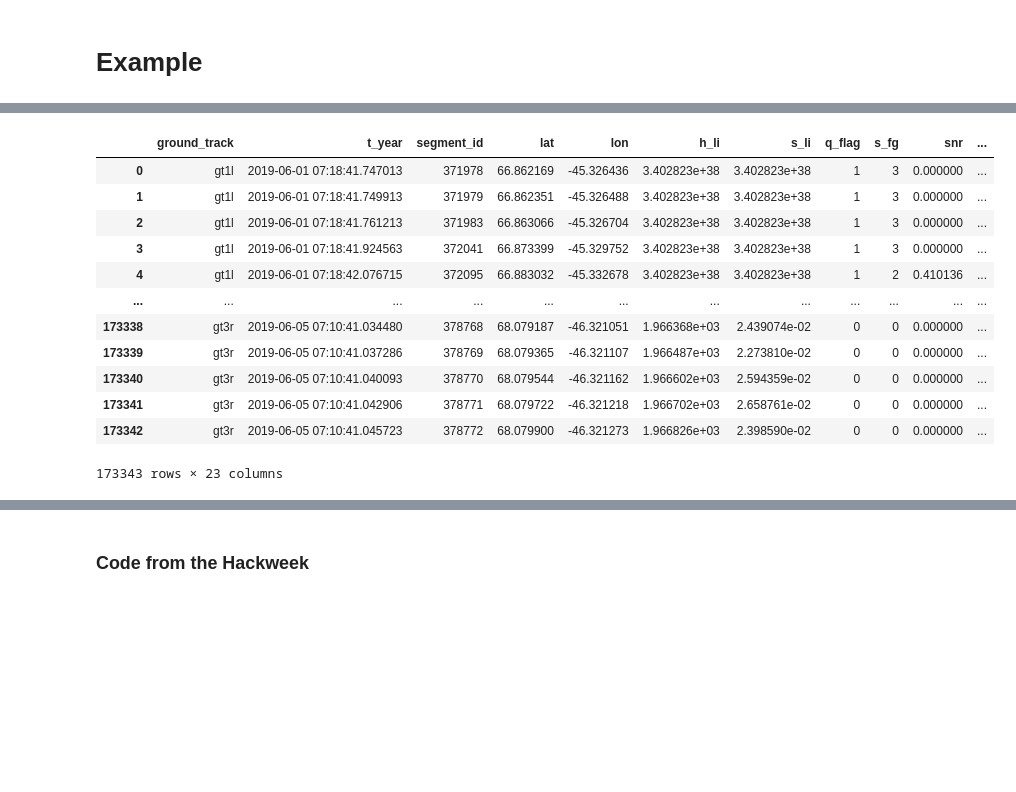
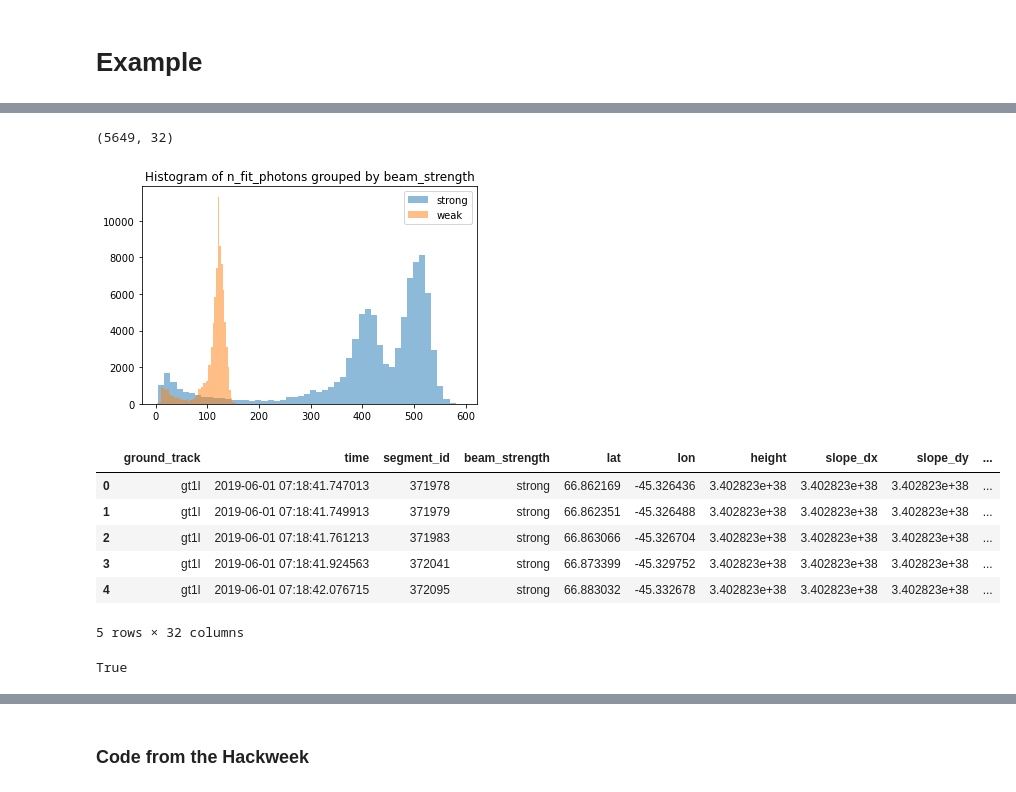
Before and after one commit to ICESAT-2HackWeek/CloudMask, a Jupyter notebook: examples/ATL06Retrieval.ipynb, the cells around one changed output, grey strips where cells are left out. Saved outputs shown, nothing was run; the diff lists cells and outputs as text; code cells hidden in the pictures; blank space fills up the shorter version.

```diff
--- a/ATL06Retrieval.ipynb
+++ b/examples/ATL06Retrieval.ipynb
@@ -30,16 +32,26 @@ You already donwload all the requiered files
+# %%
+df[df.q_flag == 1].shape
+# %% [output]
+(5649, 32)
+# %%
+from utils import hist_df
+hist_df(df[df.n_fit_photons < 10e3], 'n_fit_photons', 'beam_strength')
+# %% [output]
+[figure, added]
+# %%
+df['q_flag_1'] = df.apply(lambda row: 1 if (row.h_rb >= 1) else 0, axis = 1)
+df['q_flag_2'] = df.apply(lambda row: 1 if (row.height_sigma >= 1) else 0, axis = 1)
+df['q_flag_3'] = df.apply(lambda row: 1 if (row.snr_significance >= 0.02) else 0, axis = 1)
+df['q_flag_4'] = df.apply(lambda row: 1 if (row.s_fg > 1) else 0, axis = 1)
+df['q_flag_5'] = df.apply(lambda row: 1 if ( (row.beam_strength == 'strong' and row.n_fit_photons_ratio_w <= 4) or
+                                             (row.beam_strength == 'weak'   and row.n_fit_photons_ratio_w <= 1) ) else 0, axis = 1)
 # %%
-df
+df.head()
 # %% [output]
-|  | ground_track | t_year | segment_id | lat | lon | h_li | s_li | q_flag | s_fg | snr | ... |
-| 0 | gt1l | 2019-06-01 07:18:41.747013 | 371978 | 66.862169 | -45.326436 | 3.402823e+38 | 3.402823e+38 | 1 | 3 | 0.000000 | ... |
-| 1 | gt1l | 2019-06-01 07:18:41.749913 | 371979 | 66.862351 | -45.326488 | 3.402823e+38 | 3.402823e+38 | 1 | 3 | 0.000000 | ... |
-| 2 | gt1l | 2019-06-01 07:18:41.761213 | 371983 | 66.863066 | -45.326704 | 3.402823e+38 | 3.402823e+38 | 1 | 3 | 0.000000 | ... |
-| 3 | gt1l | 2019-06-01 07:18:41.924563 | 372041 | 66.873399 | -45.329752 | 3.402823e+38 | 3.402823e+38 | 1 | 3 | 0.000000 | ... |
-| 4 | gt1l | 2019-06-01 07:18:42.076715 | 372095 | 66.883032 | -45.332678 | 3.402823e+38 | 3.402823e+38 | 1 | 2 | 0.410136 | ... |
-| ... | ... | ... | ... | ... | ... | ... | ... | ... | ... | ... | ... |
-| 173338 | gt3r | 2019-06-05 07:10:41.034480 | 378768 | 68.079187 | -46.321051 | 1.966368e+03 | 2.439074e-02 | 0 | 0 | 0.000000 | ... |
-| 173339 | gt3r | 2019-06-05 07:10:41.037286 | 378769 | 68.079365 | -46.321107 | 1.966487e+03 | 2.273810e-02 | 0 | 0 | 0.000000 | ... |
-| 173340 | gt3r | 2019-06-05 07:10:41.040093 | 378770 | 68.079544 | -46.321162 | 1.966602e+03 | 2.594359e-02 | 0 | 0 | 0.000000 | ... |
-| 173341 | gt3r | 2019-06-05 07:10:41.042906 | 378771 | 68.079722 | -46.321218 | 1.966702e+03 | 2.658761e-02 | 0 | 0 | 0.000000 | ... |
-| 173342 | gt3r | 2019-06-05 07:10:41.045723 | 378772 | 68.079900 | -46.321273 | 1.966826e+03 | 2.398590e-02 | 0 | 0 | 0.000000 | ... |
+|  | ground_track | time | segment_id | beam_strength | lat | lon | height | slope_dx | slope_dy | ... |
+| 0 | gt1l | 2019-06-01 07:18:41.747013 | 371978 | strong | 66.862169 | -45.326436 | 3.402823e+38 | 3.402823e+38 | 3.402823e+38 | ... |
+| 1 | gt1l | 2019-06-01 07:18:41.749913 | 371979 | strong | 66.862351 | -45.326488 | 3.402823e+38 | 3.402823e+38 | 3.402823e+38 | ... |
+| 2 | gt1l | 2019-06-01 07:18:41.761213 | 371983 | strong | 66.863066 | -45.326704 | 3.402823e+38 | 3.402823e+38 | 3.402823e+38 | ... |
+| 3 | gt1l | 2019-06-01 07:18:41.924563 | 372041 | strong | 66.873399 | -45.329752 | 3.402823e+38 | 3.402823e+38 | 3.402823e+38 | ... |
+| 4 | gt1l | 2019-06-01 07:18:42.076715 | 372095 | strong | 66.883032 | -45.332678 | 3.402823e+38 | 3.402823e+38 | 3.402823e+38 | ... |
-173343 rows × 23 columns
+5 rows × 32 columns
@@ -45,0 +90,4 @@ df
+# %%
+all( np.unique(df['q_flag']) == [0,1] )
+# %% [output]
+True
```
Also changed, not shown: parts of 5 cells of this notebook, 2 other files.
